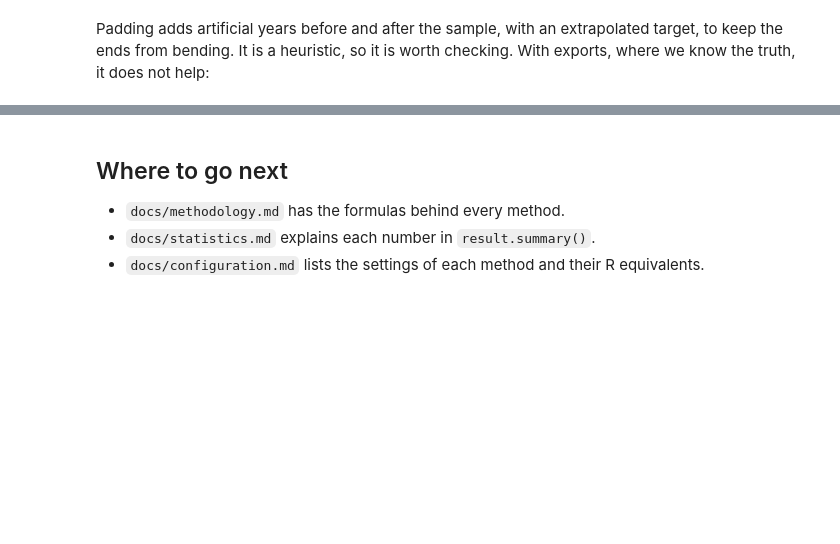
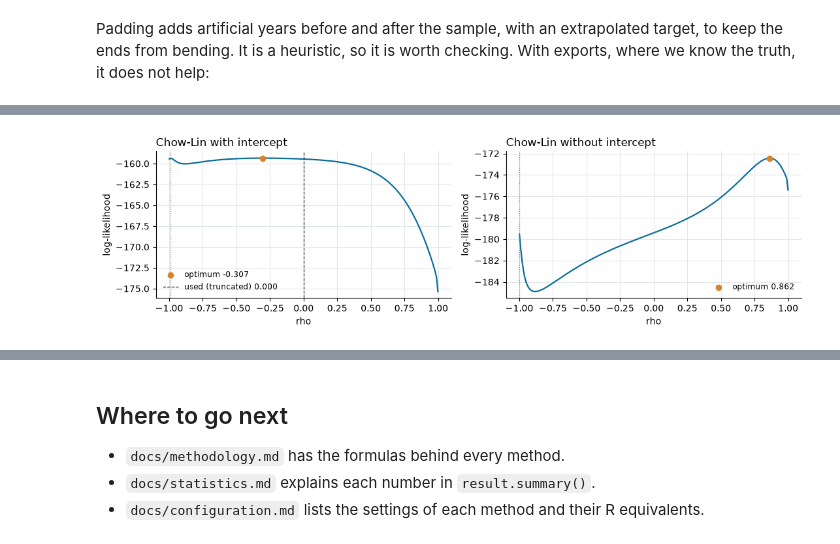
Before and after one commit to jaimevera1107/tempdisagg, a Jupyter notebook: examples/tempdisagg_examples.ipynb, the cells around one changed output, grey strips where cells are left out. Drawn from its saved outputs; the diff is of its cells as text; code cells hidden in the pictures; blank space fills up the shorter version.

```diff
--- a/examples/tempdisagg_examples.ipynb
+++ b/examples/tempdisagg_examples.ipynb
@@ -448,0 +477,11 @@ batch job can log them.
+# %%
+from tempdisagg.plotting import plot_rho_profile
+
+fig, (left, right) = plt.subplots(1, 2, figsize=(11, 3.2), sharey=False)
+plot_rho_profile(result, ax=left)
+left.set_title("Chow-Lin with intercept", loc="left")
+plot_rho_profile(no_constant, ax=right)
+right.set_title("Chow-Lin without intercept", loc="left")
+plt.tight_layout()
+# %% [output]
+[figure, added]
```
Also changed, not shown: parts of 23 cells of this notebook, 22 other files.
